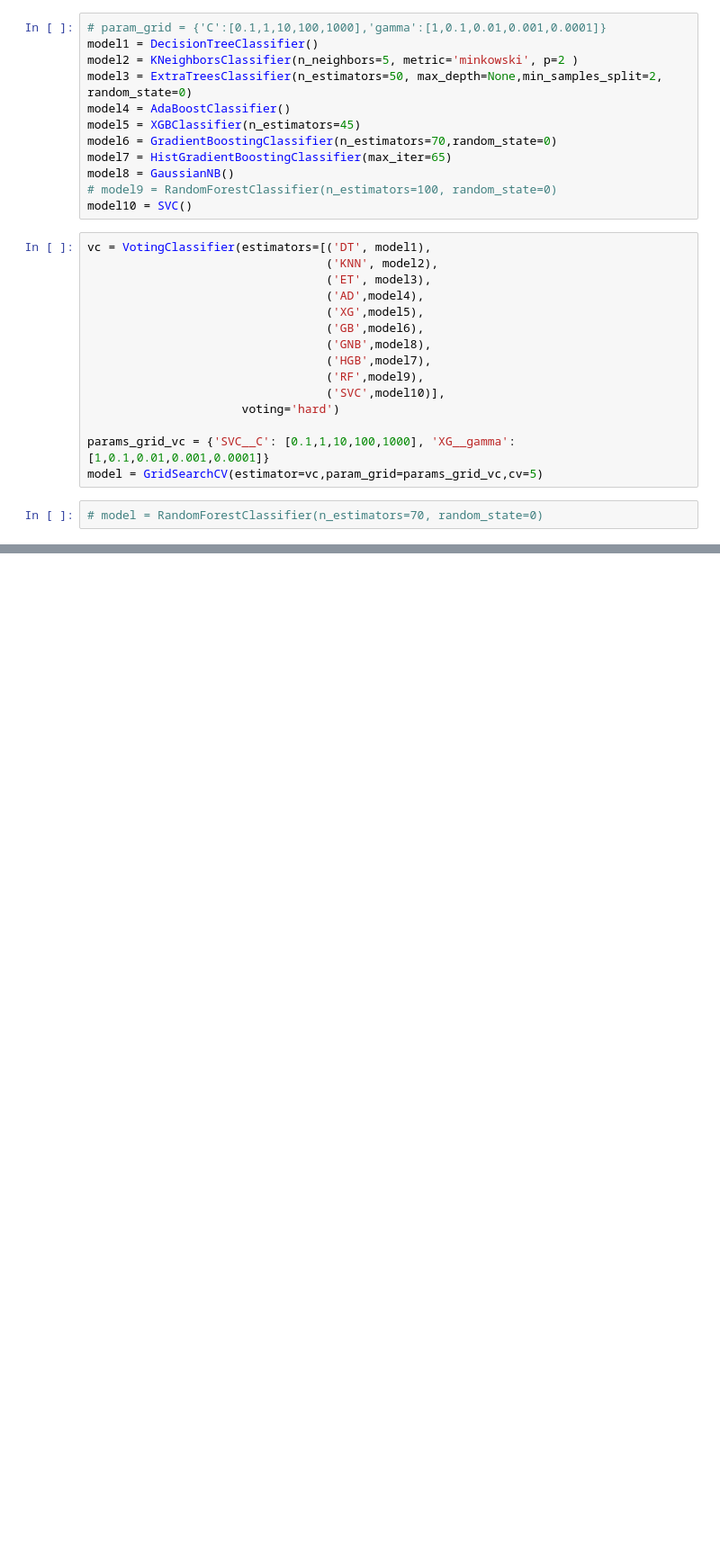
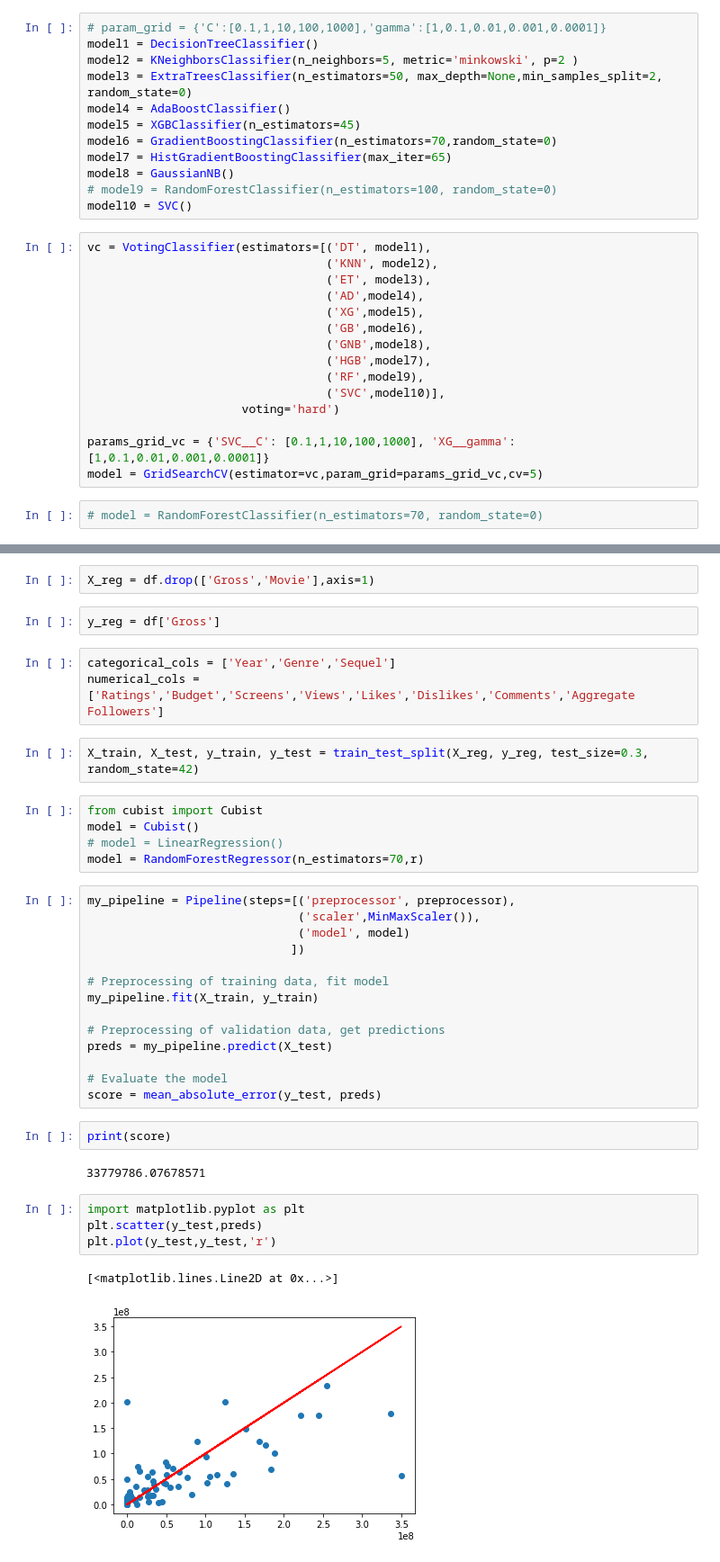
Before and after one commit to captrip/ml-248, a Jupyter notebook: assignment try 1.ipynb, the cells around one changed output, grey strips where cells are left out. Shown: that part at 90% size. Drawn from its saved outputs; the diff is of its cells as text; blank space fills up the shorter version.

```diff
--- a/assignment try 1.ipynb
+++ b/assignment try 1.ipynb
@@ -207,0 +245,39 @@ weighted avg       0.51      0.54      0.53        70
+# %%
+X_reg = df.drop(['Gross','Movie'],axis=1)
+# %%
+y_reg = df['Gross']
+# %%
+categorical_cols = ['Year','Genre','Sequel']
+numerical_cols = ['Ratings','Budget','Screens','Views','Likes','Dislikes','Comments','Aggregate Followers']
+# %%
+X_train, X_test, y_train, y_test = train_test_split(X_reg, y_reg, test_size=0.3, random_state=42)
+# %%
+from cubist import Cubist
+model = Cubist()
+# model = LinearRegression()
+model = RandomForestRegressor(n_estimators=70,r)
+# %%
+my_pipeline = Pipeline(steps=[('preprocessor', preprocessor),
+                              ('scaler',MinMaxScaler()),
+                              ('model', model)
+                             ])
+
+# Preprocessing of training data, fit model
+my_pipeline.fit(X_train, y_train)
+
+# Preprocessing of validation data, get predictions
+preds = my_pipeline.predict(X_test)
+
+# Evaluate the model
+score = mean_absolute_error(y_test, preds)
+# %%
+print(score)
+# %% [output]
+33779786.07678571
+# %%
+import matplotlib.pyplot as plt
+plt.scatter(y_test,preds)
+plt.plot(y_test,y_test,'r')
+# %% [output]
+[<matplotlib.lines.Line2D at 0x...>]
+[figure, added]
```
Also changed, not shown: parts of 5 cells of this notebook.
